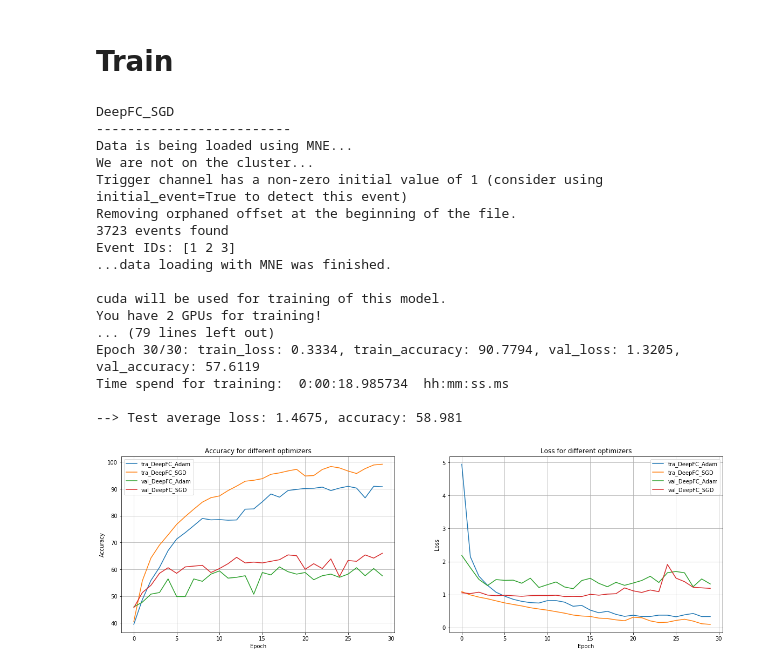
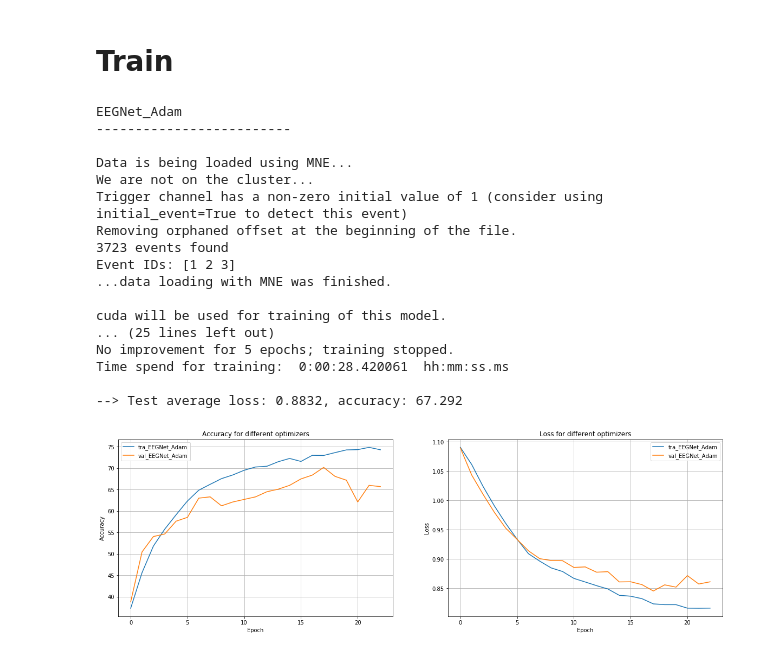
Before and after one commit to jpenalve/MLcourseProject, a Jupyter notebook: ProjectCode/Main.ipynb, the cells around one changed output. Saved outputs shown, nothing was run; the diff lists cells and outputs as text; code cells hidden in the pictures.

Commit message:
1D, EEGNet (2D) and 3D ConvNNs are trained. Need to find structures.

```diff
--- a/ProjectCode/Main.ipynb
+++ b/ProjectCode/Main.ipynb
@@ -51,39 +51,39 @@ for my_cfg in myList:
 
     # Train and show validation loss
     train_losses, train_accuracies, val_losses, val_accuracies, model_trained, time_spent_for_training_s =\
-        fit(train_dl, val_dl, model_untrained, optimizer, my_cfg.loss_fn, my_cfg.num_of_epochs)
+        fit(train_dl, val_dl, model_untrained, optimizer, my_cfg.loss_fn, my_cfg.num_of_epochs, apply_early_stopping = my_cfg.use_early_stopping)
 
 
     curves = train_losses, train_accuracies, val_losses, val_accuracies, model_trained, time_spent_for_training_s
 
 
     training_curves[curve_name] = curves
 
     # Test the net
     test_loss, test_accuracy = test(model_trained, test_dl, my_cfg.loss_fn, print_loss=True)
 
     # Store the results
     results_storer.store_results(my_cfg, model_trained, optimizer, test_loss, test_accuracy, train_losses,
                                  train_accuracies, time_spent_for_training_s, val_losses, val_accuracies)
 
 
 plot_all_metrics(training_curves)
 # %% [output]
-DeepFC_SGD
+EEGNet_Adam
 -------------------------
+
 Data is being loaded using MNE...
 We are not on the cluster...
 Trigger channel has a non-zero initial value of 1 (consider using initial_event=True to detect this event)
 Removing orphaned offset at the beginning of the file.
 3723 events found
 Event IDs: [1 2 3]
 ...data loading with MNE was finished.
 
 cuda will be used for training of this model.
-You have 2 GPUs for training!
-... (79 lines left out)
-Epoch 30/30: train_loss: 0.3334, train_accuracy: 90.7794, val_loss: 1.3205, val_accuracy: 57.6119
-Time spend for training:  0:00:18.985734  hh:mm:ss.ms
+... (25 lines left out)
+No improvement for 5 epochs; training stopped.
+Time spend for training:  0:00:28.420061  hh:mm:ss.ms
 
---> Test average loss: 1.4675, accuracy: 58.981
+--> Test average loss: 0.8832, accuracy: 67.292
-[figure, old version]
+[figure, new version]
```
Also changed, not shown: 3 other files.
